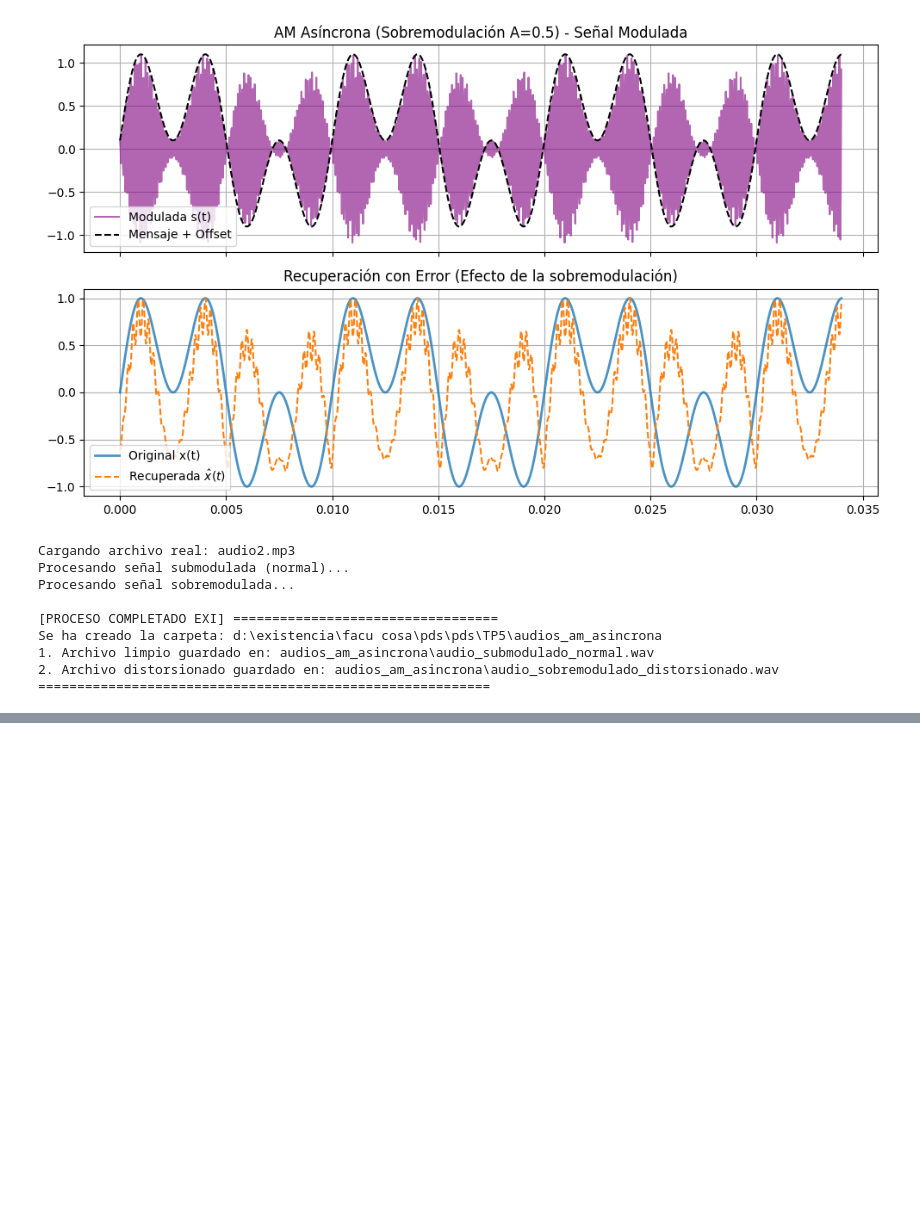
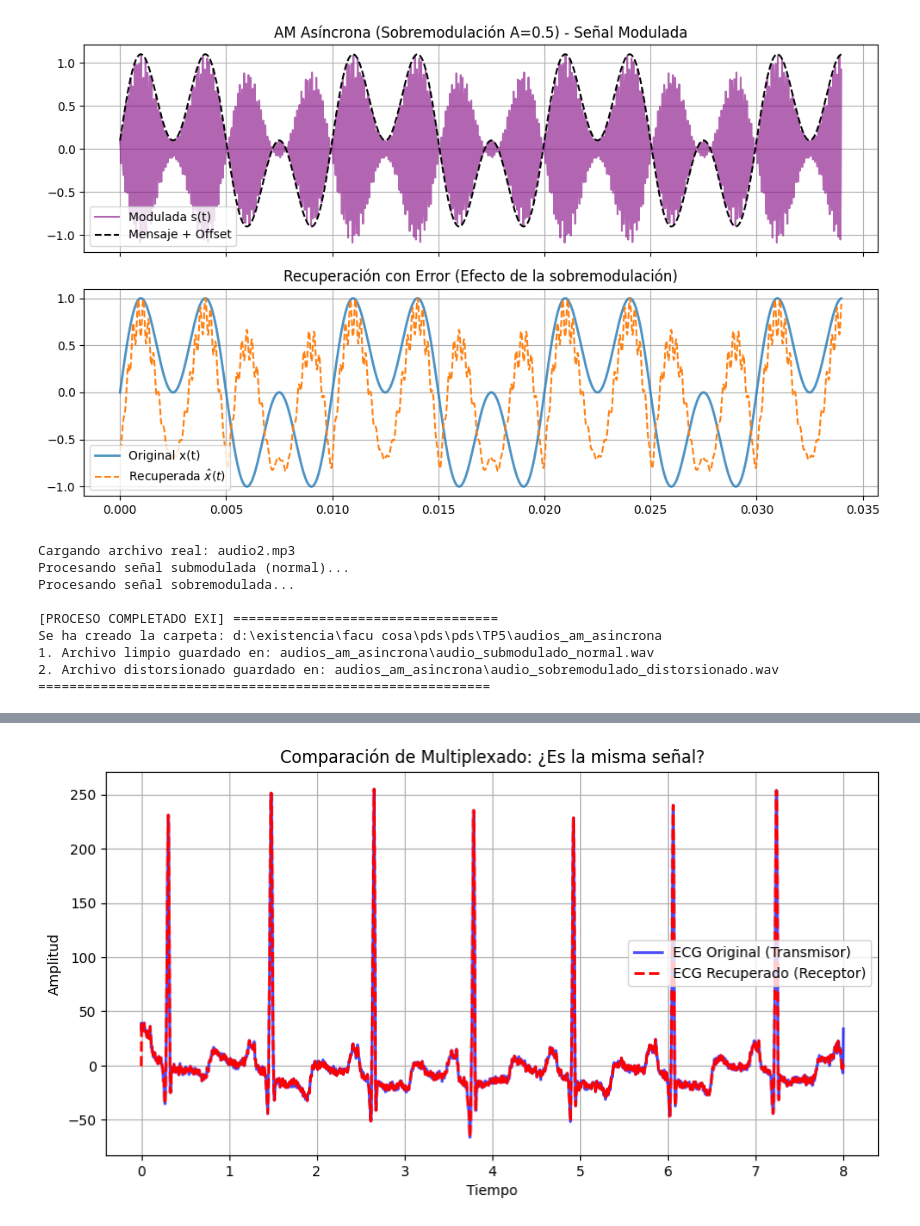
Before and after one commit to s4nt1lu1/pds, a Jupyter notebook: TP5/TP5.ipynb, the cells around one changed output, grey strips where cells are left out. Saved outputs shown, nothing was run; the diff lists cells and outputs as text; code cells hidden in the pictures; blank space fills up the shorter version.

```diff
--- a/TP5/TP5.ipynb
+++ b/TP5/TP5.ipynb
@@ -621,0 +617,35 @@ Potencia Señal FM (Caso B - Cuadrada): 0.5000 W
+# %%
+# función  para crear y aplicar filtros
+def aplicar_filtro(senal, frec_corte, tipo):
+    b, a = butter(4, frec_corte, btype=tipo, fs=fs_comun)
+    return filtfilt(b, a, senal)
+
+rx_ecg = aplicar_filtro(senal_aire, [29000, 31000], 'bandpass') # Separar carril
+rx_ecg = rx_ecg * np.cos(2 * np.pi * f1 * t)                    # Demodular
+rx_ecg = aplicar_filtro(rx_ecg, fs_ecg/2, 'low')                # Limpiar (Pasabajos a la freq original)
+
+rx_pa = aplicar_filtro(senal_aire, [39000, 41000], 'bandpass')
+rx_pa = rx_pa * np.cos(2 * np.pi * f2 * t)
+rx_pa = aplicar_filtro(rx_pa, fs_pa/2, 'low')
+
+rx_voz = aplicar_filtro(senal_aire, [45000, 55000], 'bandpass')
+rx_voz = rx_voz * np.cos(2 * np.pi * f3 * t)
+rx_voz = aplicar_filtro(rx_voz, fs_voz/2, 'low')
+# %%
+# compensamos la pérdida de amplitud multiplicando por 2
+rx_ecg_ajustado = rx_ecg * 2
+
+plt.figure(figsize=(10, 5))
+
+muestras = 2000000
+
+plt.plot(t[:muestras], ecg_r[:muestras], label='ECG Original (Transmisor)', color='blue', linewidth=2, alpha=0.7)
+plt.plot(t[:muestras], rx_ecg_ajustado[:muestras], label='ECG Recuperado (Receptor)', color='red', linestyle='dashed', linewidth=2)
+plt.title("Comparación de Multiplexado: ¿Es la misma señal?")
+plt.xlabel("Tiempo")
+plt.ylabel("Amplitud")
+plt.legend()
+plt.grid(True)
+plt.show()
+# %% [output]
+[figure, added]
```
Also changed, not shown: parts of 16 cells of this notebook.
